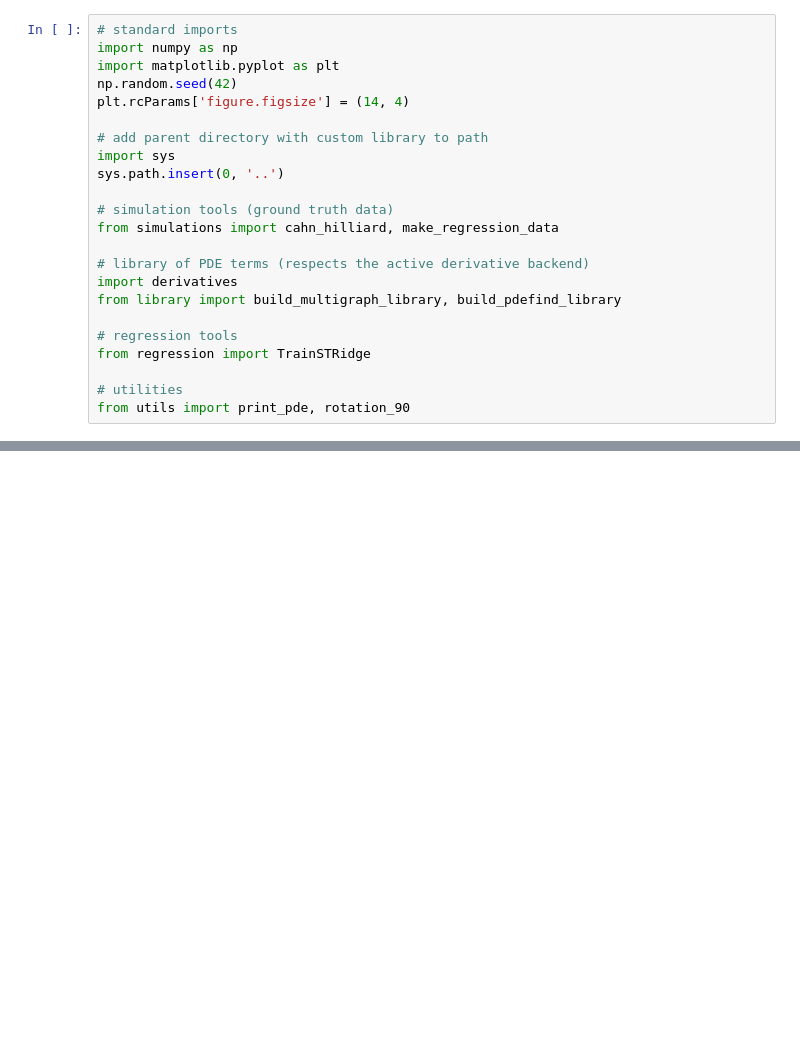
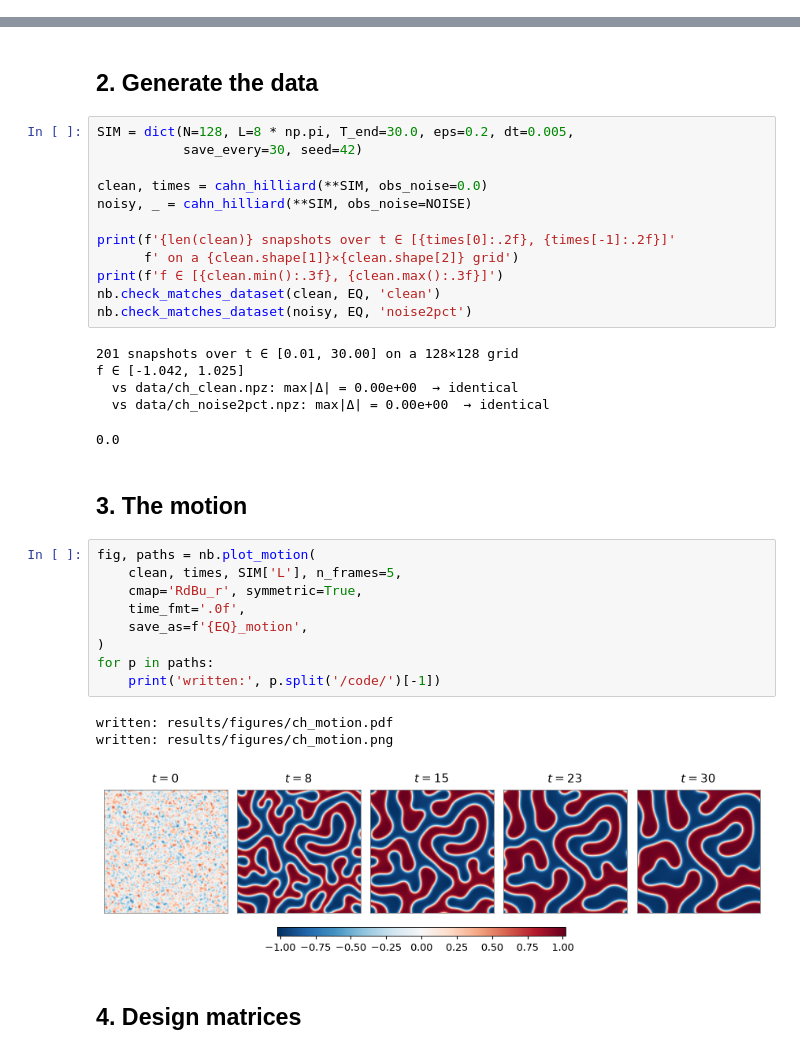
Before and after one commit to ballerin/equivariant-data-driven-discovery, a Jupyter notebook: notebooks/cahn_hilliard.ipynb, the cells around one changed output, grey strips where cells are left out. Saved outputs shown, nothing was run; the diff lists cells and outputs as text; blank space fills up the shorter version.

```diff
--- a/notebooks/cahn_hilliard.ipynb
+++ b/notebooks/cahn_hilliard.ipynb
@@ -6,23 +6,0 @@ $$f_t = -\varepsilon^2\Delta^2 f + \Delta(f^3 - f) = -\Delta f + 3f^2\Delta f +
-# %%
-# standard imports
-import numpy as np
-import matplotlib.pyplot as plt
-np.random.seed(42)
-plt.rcParams['figure.figsize'] = (14, 4)
-
-# add parent directory with custom library to path
-import sys
-sys.path.insert(0, '..')
-
-# simulation tools (ground truth data)
-from simulations import cahn_hilliard, make_regression_data
-
-# library of PDE terms (respects the active derivative backend)
-import derivatives
-from library import build_multigraph_library, build_pdefind_library
-
-# regression tools
-from regression import TrainSTRidge
-
-# utilities
-from utils import print_pde, rotation_90
@@ -336,0 +43,37 @@ Coefficient change under 90° rotation (clean data):
+# %% [markdown]
+## 2. Generate the data
+# %%
+SIM = dict(N=128, L=8 * np.pi, T_end=30.0, eps=0.2, dt=0.005,
+           save_every=30, seed=42)
+
+clean, times = cahn_hilliard(**SIM, obs_noise=0.0)
+noisy, _ = cahn_hilliard(**SIM, obs_noise=NOISE)
+
+print(f'{len(clean)} snapshots over t ∈ [{times[0]:.2f}, {times[-1]:.2f}]'
+      f' on a {clean.shape[1]}×{clean.shape[2]} grid')
+print(f'f ∈ [{clean.min():.3f}, {clean.max():.3f}]')
+nb.check_matches_dataset(clean, EQ, 'clean')
+nb.check_matches_dataset(noisy, EQ, 'noise2pct')
+# %% [output]
+201 snapshots over t ∈ [0.01, 30.00] on a 128×128 grid
+f ∈ [-1.042, 1.025]
+  vs data/ch_clean.npz: max|Δ| = 0.00e+00  → identical
+  vs data/ch_noise2pct.npz: max|Δ| = 0.00e+00  → identical
+0.0
+# %% [markdown]
+## 3. The motion
+# %%
+fig, paths = nb.plot_motion(
+    clean, times, SIM['L'], n_frames=5,
+    cmap='RdBu_r', symmetric=True,
+    time_fmt='.0f',
+    save_as=f'{EQ}_motion',
+)
+for p in paths:
+    print('written:', p.split('/code/')[-1])
+# %% [output]
+written: results/figures/ch_motion.pdf
+written: results/figures/ch_motion.png
+[figure, added]
+# %% [markdown]
+## 4. Design matrices
```
Also changed, not shown: parts of 26 cells of this notebook, 8 other files.
